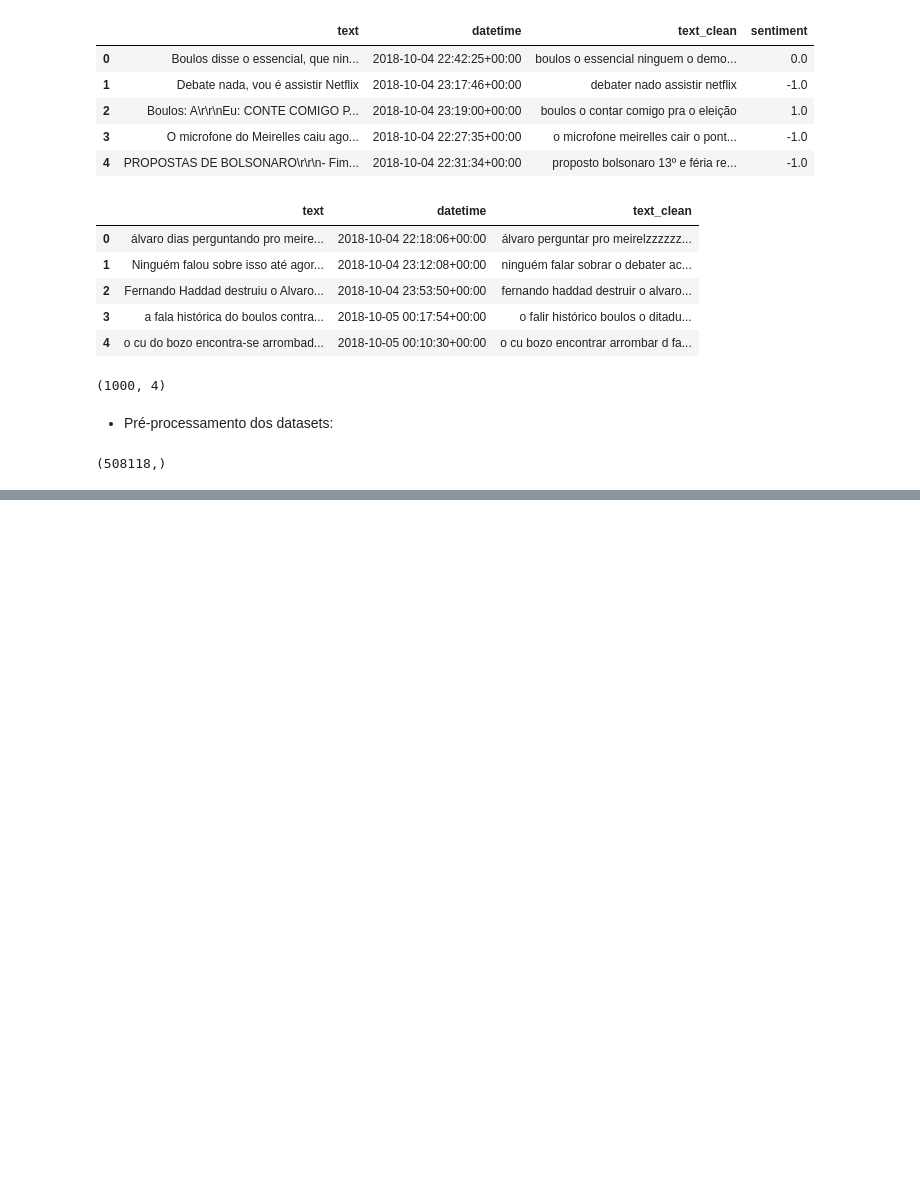
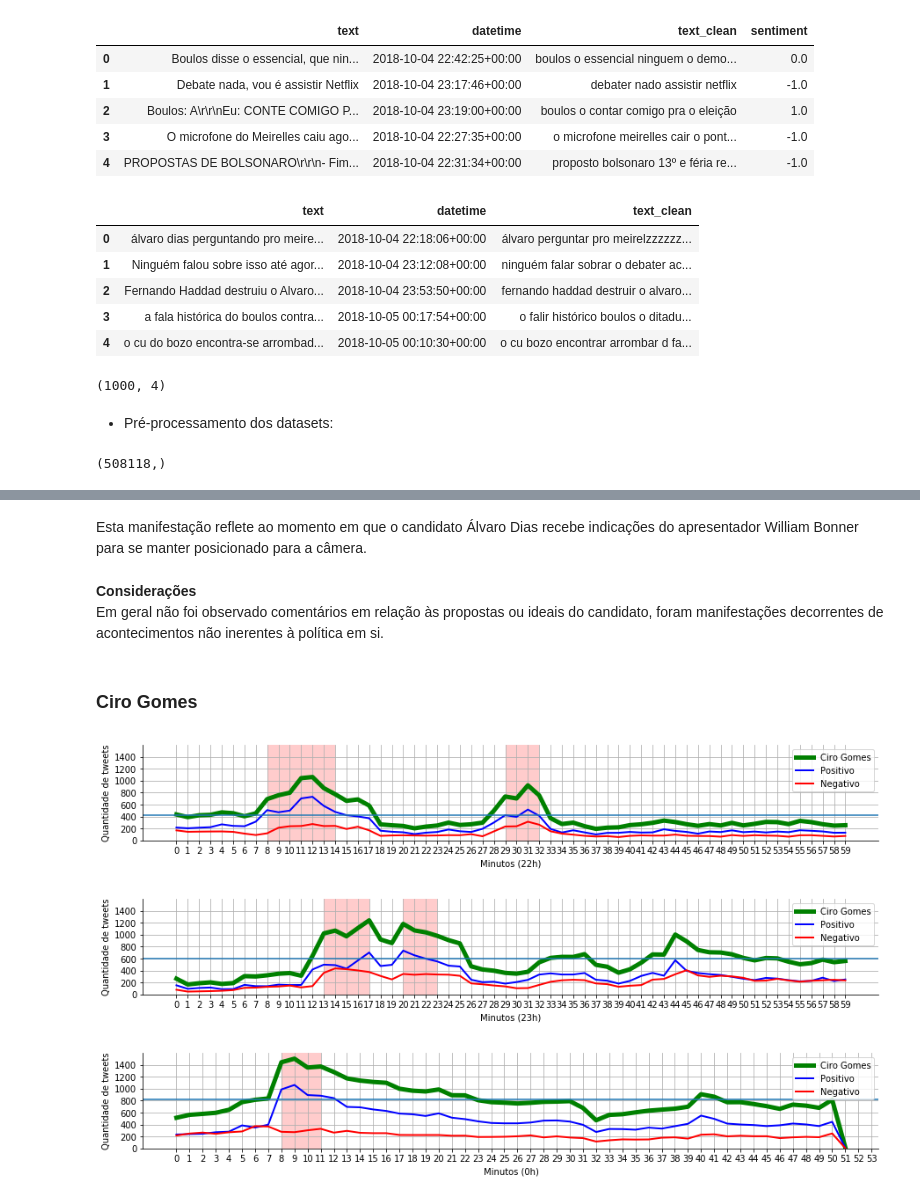
Before and after one commit to bambrozim/DebatePresidenciaveisGlobo2018, a Jupyter notebook: Debate Presidenciáveis Globo - 2018.ipynb, the cells around one changed output, grey strips where cells are left out. Cells and saved outputs as stored; diff of their text form; code cells hidden in the pictures; blank space fills up the shorter version.

```diff
--- a/Debate Presidenciáveis Globo - 2018.ipynb
+++ b/Debate Presidenciáveis Globo - 2018.ipynb
@@ -723,0 +482,13 @@ qtde_tweets_df.drop('total', axis=1).plot(kind='bar', stacked=True, colormap='co
+# %% [markdown]
+Esta manifestação reflete ao momento em que o candidato Álvaro Dias recebe indicações do apresentador William Bonner para se manter posicionado para a câmera.
+# %% [markdown]
+**Considerações** <br>
+Em geral não foi observado comentários em relação às propostas ou ideais do candidato, foram manifestações decorrentes de acontecimentos não inerentes à política em si.
+# %% [markdown]
+### Ciro Gomes
+# %%
+plot_distribuicao_sentimento(full_tweets, 'ciro', 1.6)
+# %% [output]
+[figure, added]
+[figure, added]
+[figure, added]
```
Also changed, not shown: parts of 70 cells of this notebook.
